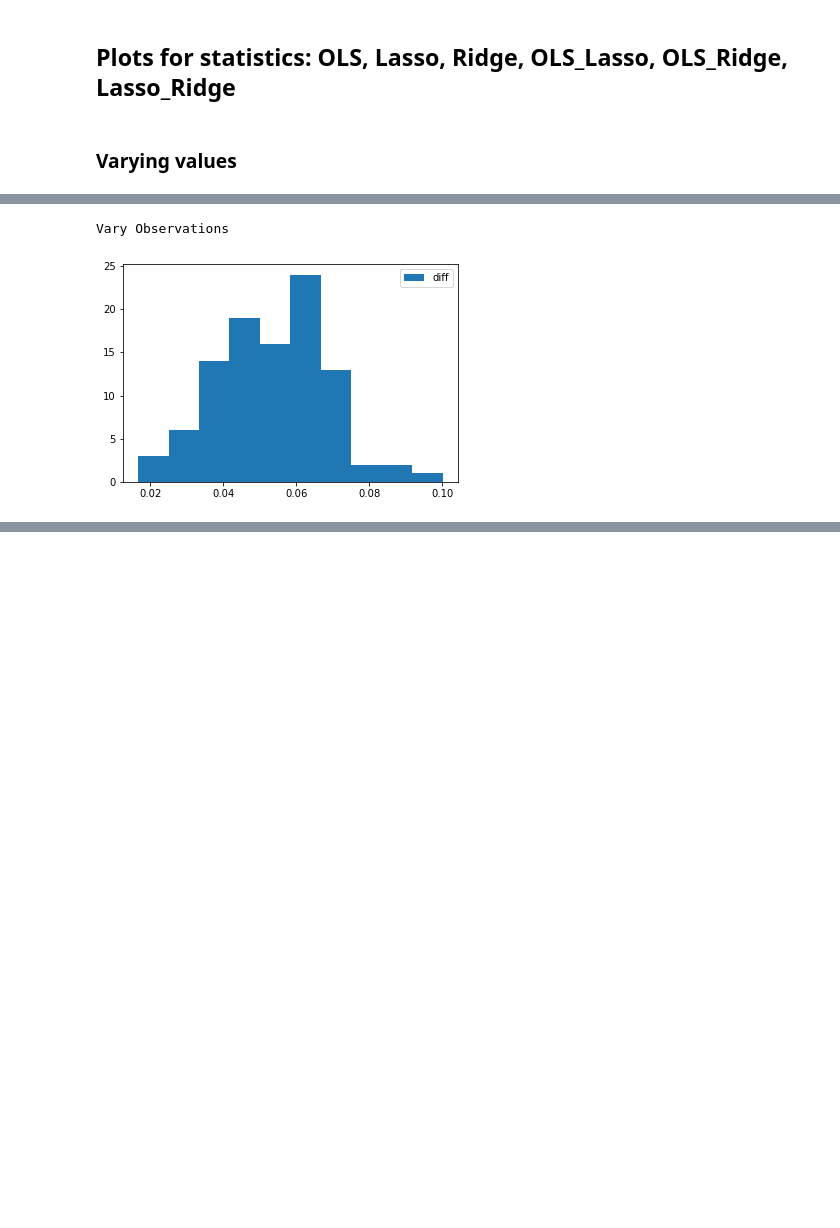
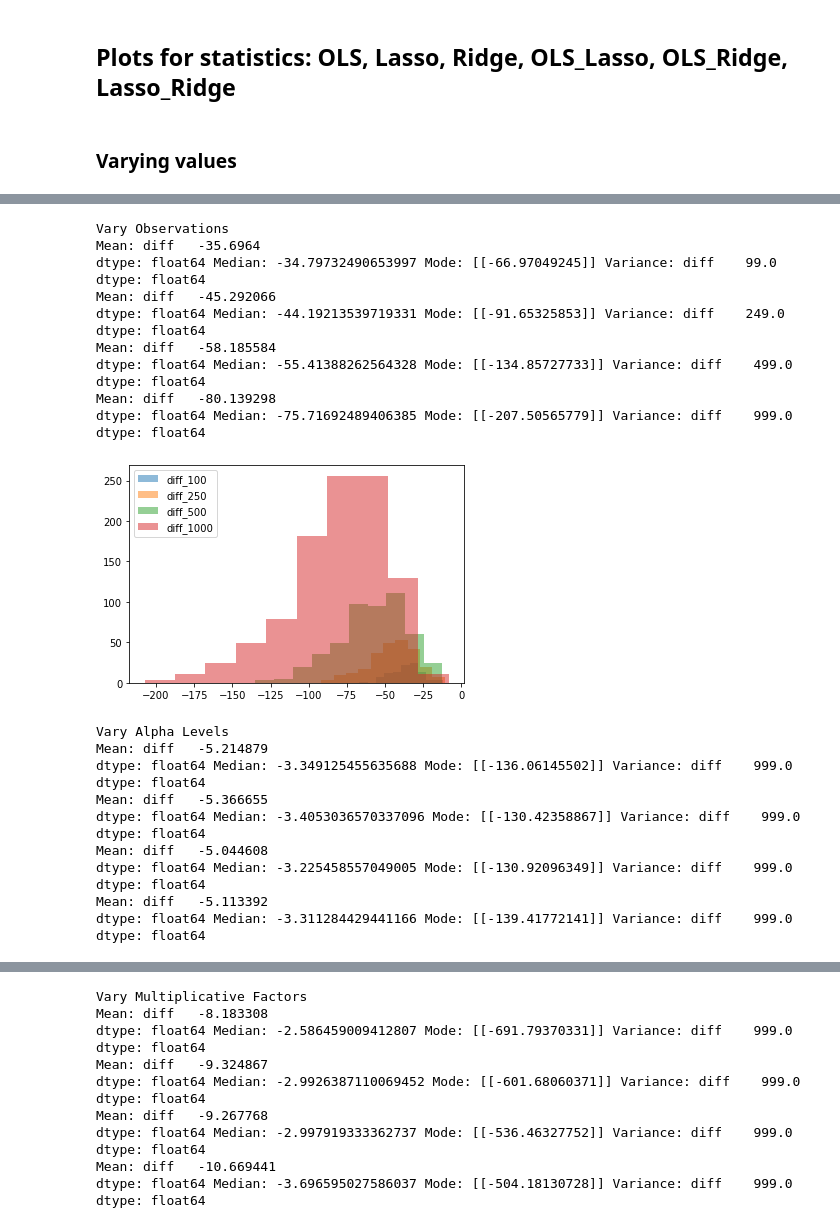
Before and after one commit to ericschulman/nonparam_vuong, a Jupyter notebook: lasso/lasso_est1.ipynb, the cells around one changed output, grey strips where cells are left out. Drawn from its saved outputs; the diff is of its cells as text; code cells hidden in the pictures; blank space fills up the shorter version.

Commit message:
added coefficient scatterplots, summary stats

```diff
--- a/lasso/lasso_est1.ipynb
+++ b/lasso/lasso_est1.ipynb
@@ -174,7 +198,8 @@ def vary_obs(model):
             results = setup_test_mse(y, x_1, x_2, i, k, a, m, model)
             lst.append(results)
         output = mse(lst, i, i, model)
-    return output
+    plt.legend()
+    plt.show()
 
 # Vary alpha levels
 def vary_alpha(model):
@@ -190,7 +215,8 @@ def vary_alpha(model):
             results = setup_test_mse(y, x_1, x_2, n, k, j, m, model)
             lst.append(results)
         output = mse(lst, n, i, model)
-    return output
+    plt.legend()
+    plt.show()
 
 # Vary number of x variables
 def vary_xvars(model):
@@ -206,7 +232,8 @@ def vary_xvars(model):
             results = setup_test_mse(y, x_1, x_2, n, i, j, m, model)
             lst.append(results)
         output = mse(lst, n, i, model)
-    return output
+    plt.legend()
+    plt.show()
 
 # Vary the model with a multiplicative factor
 def vary_multiply(model):
@@ -222,7 +249,30 @@ def vary_multiply(model):
             results = setup_test_mse(y, x_1, x_2, n, k, j, i, model)
             lst.append(results)
         output = mse(lst, n, i, model)
-    return output
+    plt.legend()
+    plt.show()
+
+def params_scatter(model):
+    single_models = [1,2,3]
+    k = [1,10,25,50]
+    m = 1
+    a = 0.1
+    n = 1000
+    if model in single_models:
+        for i in k:
+            y, x_1, x_2 = gen_data(nobs=n, num_cov=i, m=m)
+            x = setup_test_params(y, x_1, x_2, a, model)
+            plt.scatter(range(len(x.params)), x.params, label=i)
+            plt.legend()
+            plt.show()
+    else:
+        for i in k:
+            y, x_1, x_2 = gen_data(nobs=n, num_cov=i, m=m)
+            x = setup_test_params(y, x_1, x_2, a, model)
+            for j in list(setup_test_params(y, x_1, x_2, a, model)):
+                plt.scatter(range(len(j.params)), j.params)
+            plt.legend(['model1','model2'])
+            plt.show()
 # %%
 # Model = 1 is OLS
 print('Vary Observations')
@@ -346,13 +550,40 @@ Vary X Variables
 # %%
 # Model = 6 is Lasso - Ridge
 print('Vary Observations')
 vary_obs(6)
 print('Vary Alpha Levels')
 vary_alpha(6)
+print('Vary Multiplicative Factors')
+vary_multiply(6)
 print('Vary X Variables')
 vary_xvars(6)
-print('Vary Multiplicative Factors')
-vary_multiply(6)
+print('Plot Coefficients')
+params_scatter(6)
 # %% [output]
 Vary Observations
+Mean: diff   -35.6964
+dtype: float64 Median: -34.79732490653997 Mode: [[-66.97049245]] Variance: diff    99.0
+dtype: float64
+Mean: diff   -45.292066
+dtype: float64 Median: -44.19213539719331 Mode: [[-91.65325853]] Variance: diff    249.0
+dtype: float64
+Mean: diff   -58.185584
+dtype: float64 Median: -55.41388262564328 Mode: [[-134.85727733]] Variance: diff    499.0
+dtype: float64
+Mean: diff   -80.139298
+dtype: float64 Median: -75.71692489406385 Mode: [[-207.50565779]] Variance: diff    999.0
+dtype: float64
-[figure, old version]
+[figure, new version]
+Vary Alpha Levels
+Mean: diff   -5.214879
+dtype: float64 Median: -3.349125455635688 Mode: [[-136.06145502]] Variance: diff    999.0
+dtype: float64
+Mean: diff   -5.366655
+dtype: float64 Median: -3.4053036570337096 Mode: [[-130.42358867]] Variance: diff    999.0
+dtype: float64
+Mean: diff   -5.044608
+dtype: float64 Median: -3.225458557049005 Mode: [[-130.92096349]] Variance: diff    999.0
+dtype: float64
+Mean: diff   -5.113392
+dtype: float64 Median: -3.311284429441166 Mode: [[-139.41772141]] Variance: diff    999.0
+dtype: float64
@@ -359,0 +591,13 @@ Vary Observations
+Vary Multiplicative Factors
+Mean: diff   -8.183308
+dtype: float64 Median: -2.586459009412807 Mode: [[-691.79370331]] Variance: diff    999.0
+dtype: float64
+Mean: diff   -9.324867
+dtype: float64 Median: -2.9926387110069452 Mode: [[-601.68060371]] Variance: diff    999.0
+dtype: float64
+Mean: diff   -9.267768
+dtype: float64 Median: -2.997919333362737 Mode: [[-536.46327752]] Variance: diff    999.0
+dtype: float64
+Mean: diff   -10.669441
+dtype: float64 Median: -3.696595027586037 Mode: [[-504.18130728]] Variance: diff    999.0
+dtype: float64
```
Also changed, not shown: parts of 13 cells of this notebook.
